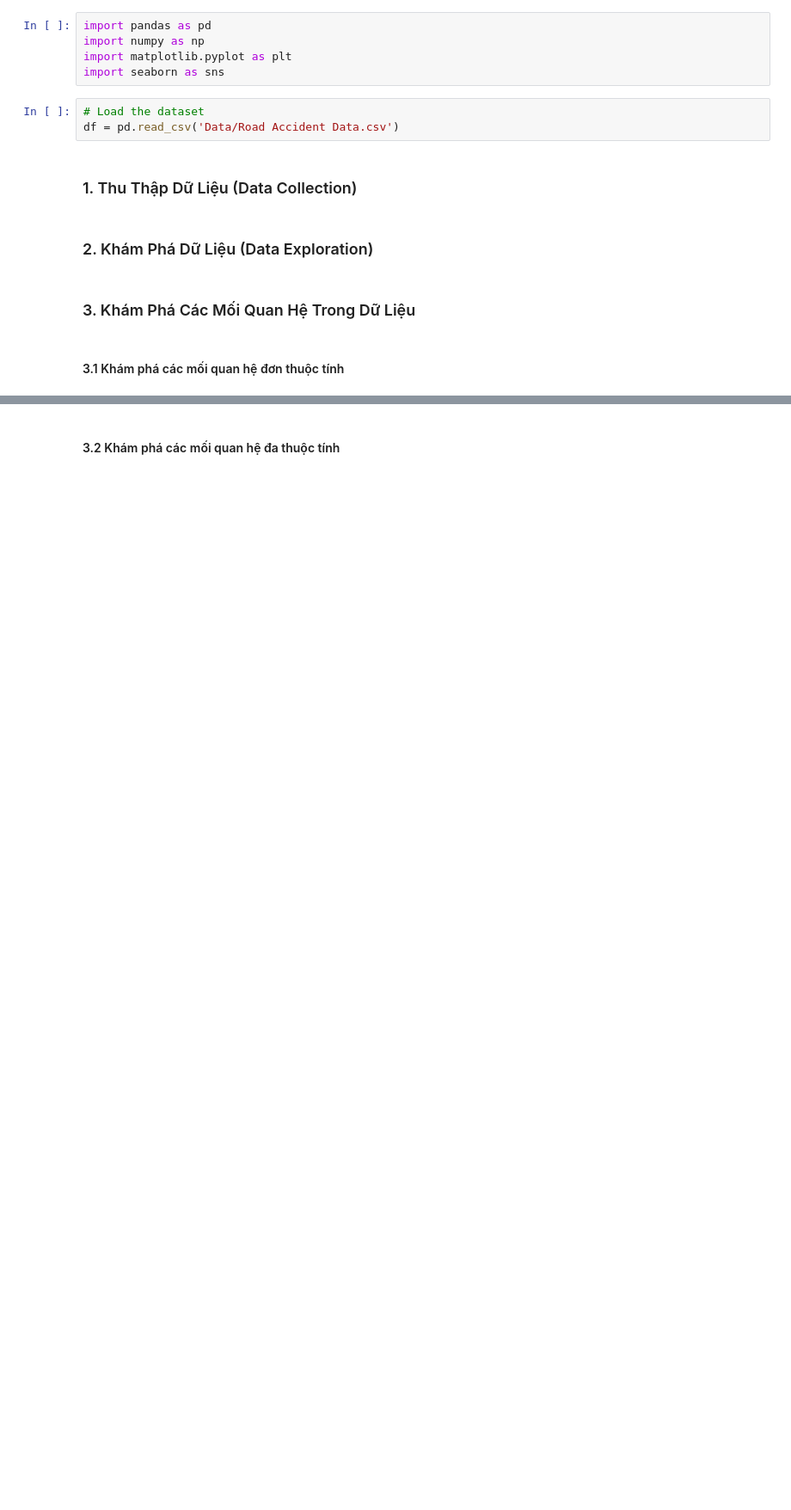
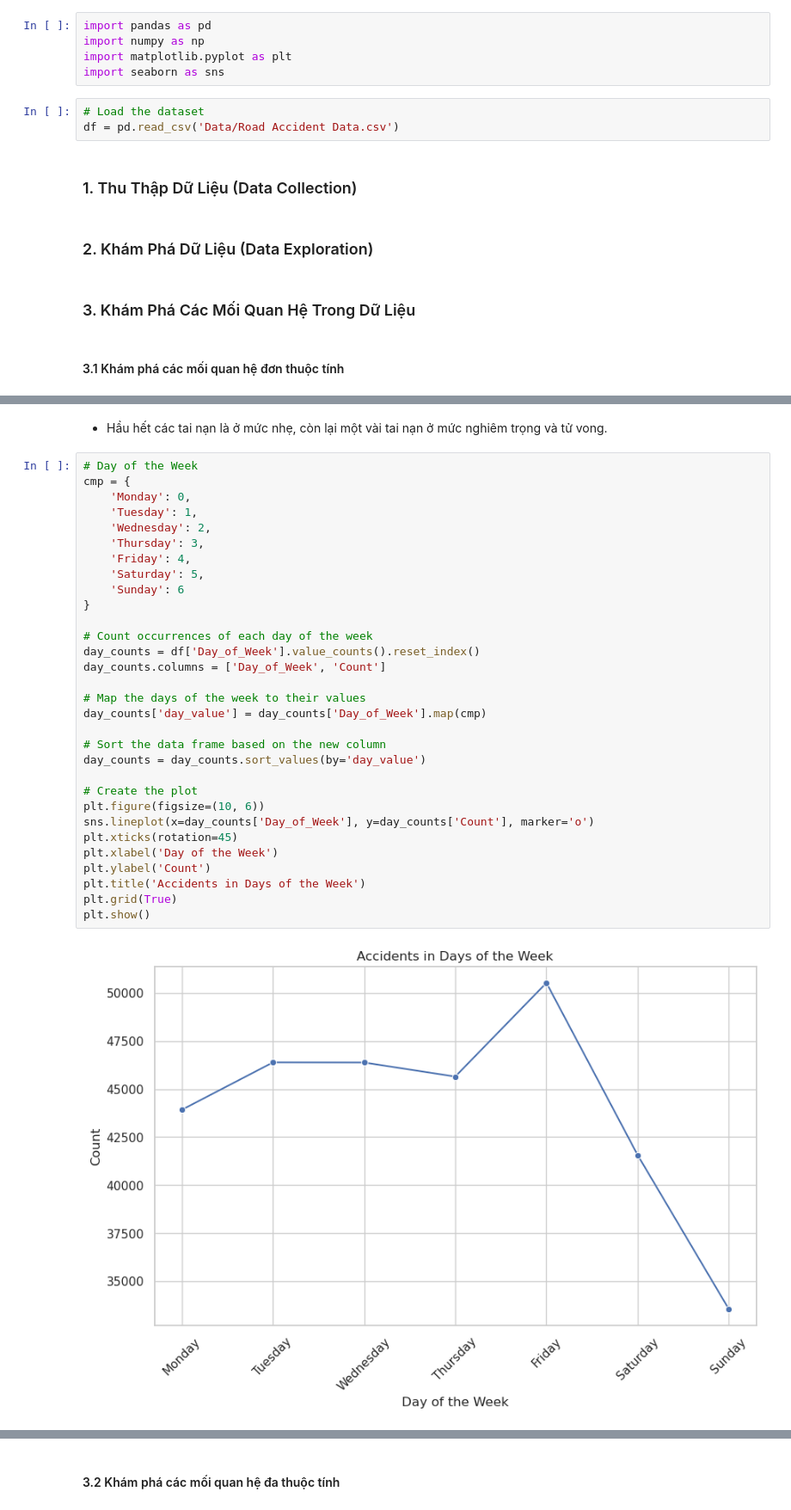
Before and after one commit to Baduc81/Data-Visualization-Lab01, a Jupyter notebook: Visualiztion.ipynb, the cells around one changed output, grey strips where cells are left out. Shown: that part at 86% size. Cells and saved outputs as stored; diff of their text form; blank space fills up the shorter version.

```diff
--- a/Visualiztion.ipynb
+++ b/Visualiztion.ipynb
@@ -20,0 +74,35 @@ df = pd.read_csv('Data/Road Accident Data.csv')
+# %% [markdown]
+- Hầu hết các tai nạn là ở mức nhẹ, còn lại một vài tai nạn ở mức nghiêm trọng và tử vong.
+# %%
+# Day of the Week
+cmp = {
+    'Monday': 0,
+    'Tuesday': 1,
+    'Wednesday': 2,
+    'Thursday': 3,
+    'Friday': 4,
+    'Saturday': 5,
+    'Sunday': 6
+}
+
+# Count occurrences of each day of the week
+day_counts = df['Day_of_Week'].value_counts().reset_index()
+day_counts.columns = ['Day_of_Week', 'Count']
+
+# Map the days of the week to their values
+day_counts['day_value'] = day_counts['Day_of_Week'].map(cmp)
+
+# Sort the data frame based on the new column
+day_counts = day_counts.sort_values(by='day_value')
+
+# Create the plot
+plt.figure(figsize=(10, 6))
+sns.lineplot(x=day_counts['Day_of_Week'], y=day_counts['Count'], marker='o')
+plt.xticks(rotation=45)
+plt.xlabel('Day of the Week')
+plt.ylabel('Count')
+plt.title('Accidents in Days of the Week')
+plt.grid(True)
+plt.show()
+# %% [output]
+[figure, added]
```
Also changed, not shown: parts of 26 cells of this notebook.
